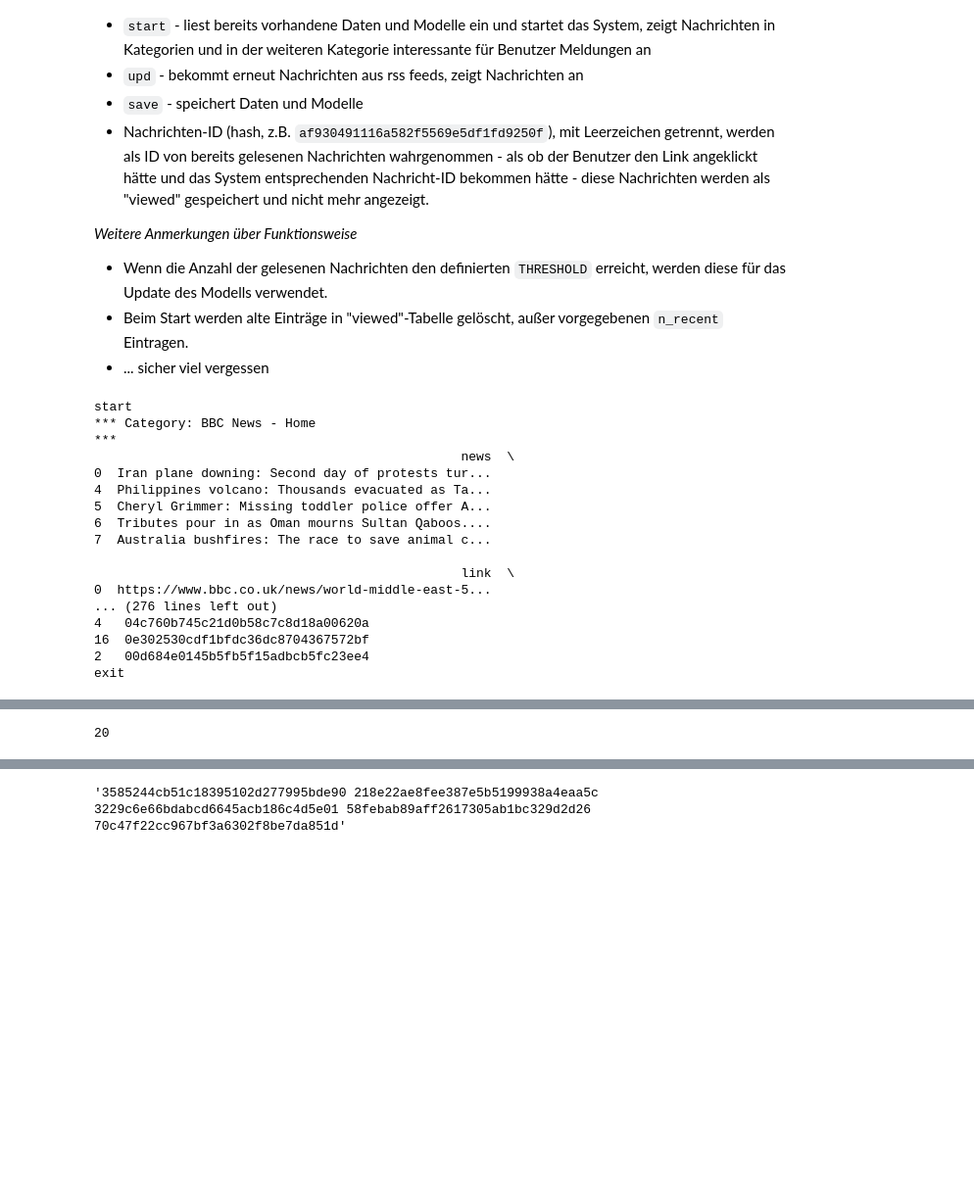
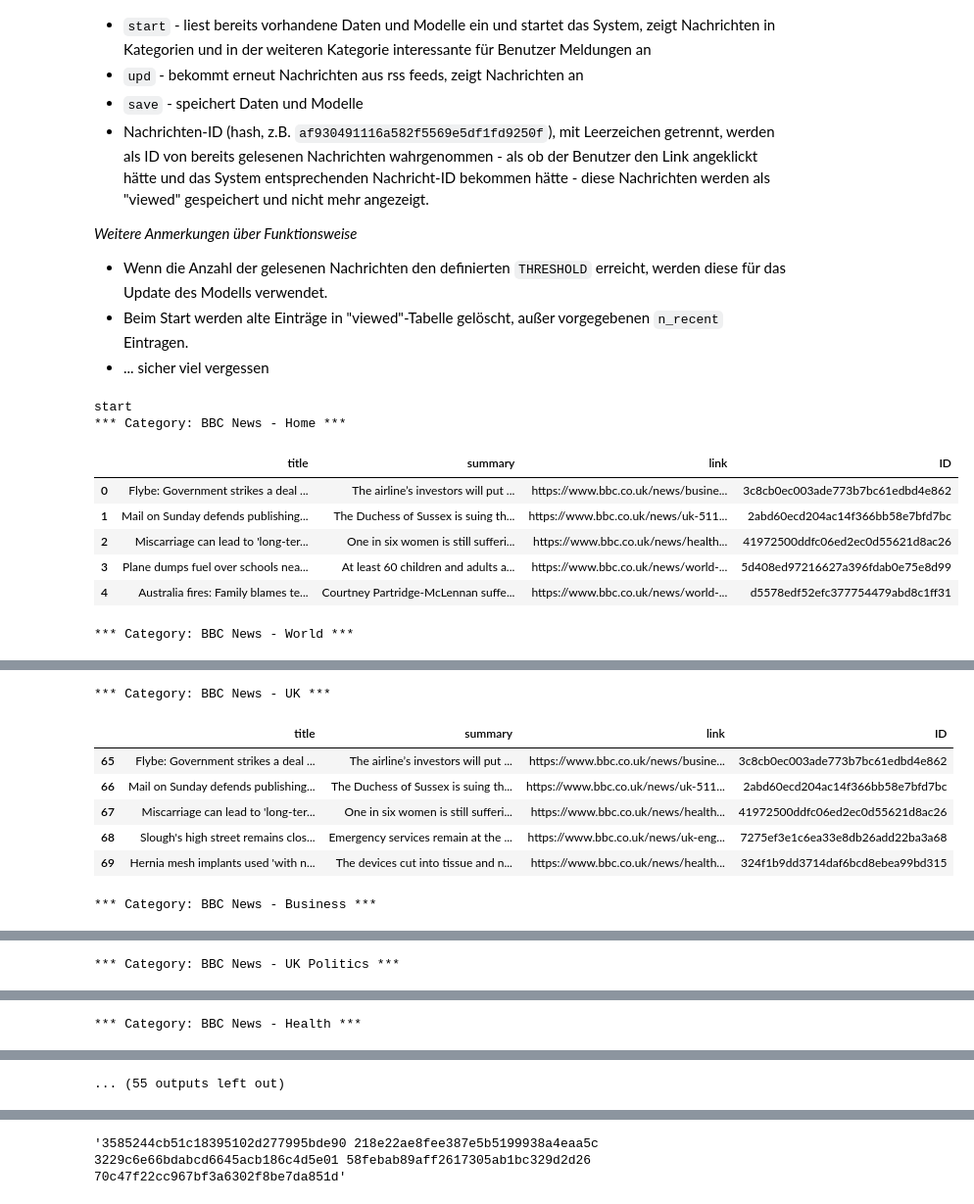
Before and after one commit to DariaDLA/Analysewerkzeuge_Python_Team, a Jupyter notebook: notebooks/AW_Prototyp_v2.ipynb, the cells around one changed output, grey strips where cells are left out. Shown at 98% size. Saved outputs shown, nothing was run; the diff lists cells and outputs as text; code cells hidden in the pictures; blank space fills up the shorter version.

Commit message:
Add files via upload
DataFrames werden nun in "while"-Schleife normal angezeigt

```diff
--- a/notebooks/AW_Prototyp_v2.ipynb
+++ b/notebooks/AW_Prototyp_v2.ipynb
@@ -423,14 +423,12 @@ class Data_Manager:
                     pickle.dump(data, file)
         return 'saved'
 # %%
-#TODO: print it readable...
+#show news from rss categories
 def show_news(df_chosen_news):
     for cat in df_chosen_news.category.unique():
-        print('***', 'Category: ' + cat, '\n***')
-        #for news in df_chosen_news.query('category == @cat'):
-        #    print(news[['news', 'link', 'datetime']])
-        temp = df_chosen_news.query('category == @cat')[['news', 'link', 'datetime', 'ID']]
-        print(temp, '\n')
+        print('***', 'Category: ' + cat, '***')
+        temp = df_chosen_news.query('category == @cat')[['title', 'summary', 'link', 'ID']]
+        display(temp)
 
 #TODO: show interesting news (user preferencies)
 # %%
@@ -518,8 +516,8 @@ while True:
 
         #show "interesting"
         if AGG.labels is not None:
-            print('Interesting news (based on viewed):')
-            print(NFind.get_interesting(AGG, n=10)[['title', 'summary', 'link', 'ID']])
+            print('*** Interesting news (based on viewed): ***')
+            display(NFind.get_interesting(AGG, n=10)[['title', 'summary', 'link', 'ID']])
 
     elif u_input == 'upd':
         # update news
@@ -536,8 +534,8 @@ while True:
 
         #show "interesting"
         if AGG.labels is not None:
-            print('Interesting news (based on viewed):')
-            print(NFind.get_interesting(AGG, n=10)[['title', 'summary', 'link', 'ID']])
+            print('*** Interesting news (based on viewed): ***')
+            display(NFind.get_interesting(AGG, n=10)[['title', 'summary', 'link', 'ID']])
 
     elif u_input == 'save':
         # save model und data
@@ -550,52 +548,43 @@ while True:
         NFind.update_news(NFind.df_news.query('ID not in @n_id')) #filter already viewed and update data
         DM.update_data_item('df_viewed', viewed, concat=True)
         DM.update_data_item('df_news', NFind.df_news, concat=False)
         chosen_news = NFind.get_from_categories()
 
-        #show news -> TODO: print it readable!
         show_news(df_chosen_news=chosen_news)
         if AGG.labels is not None:
-            print('Interesting news (based on viewed):')
-            print(NFind.get_interesting(AGG, n=10)[['title', 'summary', 'link', 'ID']])
+            print('*** Interesting news (based on viewed): ***')
+            display(NFind.get_interesting(AGG, n=10)[['title', 'summary', 'link', 'ID']])
 
         if DM.get_data_item('df_viewed').shape[0] >= THRESHOLD:
             #update aggregator
             data = DM.get_data_item('df_viewed')
             colnames = data.columns
             AGG.update_aggregator(NVec.news2vec(data.news))
 
             #update df_labeled
             data = pd.concat([DM.get_data_item('df_labeled').drop('label', axis=1), data])
             data['label'] = AGG.labels
             DM.update_data_item('df_labeled', data, concat=False)
 
             #update df_viewed (empty)
             DM.update_data_item('df_viewed', pd.DataFrame(columns=colnames), concat=False)
 
             #update data_items: classifier, clusterizer etc
             DM.update_data_item('classifier', AGG.classifier, concat=False)
             DM.update_data_item('clusterizer', AGG.clusterizer, concat=False)
             DM.update_data_item('clust_weights', AGG.clust_weights, concat=False)
 
-            # find and show interesting news -> TODO: print it readable!
+            # find and show interesting news
             # in GUI: update only "custom" category
-            print('Interesting news (based on viewed):')
-            print(NFind.get_interesting(AGG, n=10)[['title', 'summary', 'link', 'ID']])
+            print('*** Interesting news (based on viewed): ***')
+            display(NFind.get_interesting(AGG, n=10)[['title', 'summary', 'link', 'ID']])
 # %% [output]
 start
-*** Category: BBC News - Home
-***
-                                                news  \
-0  Iran plane downing: Second day of protests tur...
-4  Philippines volcano: Thousands evacuated as Ta...
-5  Cheryl Grimmer: Missing toddler police offer A...
-6  Tributes pour in as Oman mourns Sultan Qaboos....
-7  Australia bushfires: The race to save animal c...
-
-                                                link  \
-0  https://www.bbc.co.uk/news/world-middle-east-5...
-... (276 lines left out)
-4   04c760b745c21d0b58c7c8d18a00620a
-16  0e302530cdf1bfdc36dc8704367572bf
-2   00d684e0145b5fb5f15adbcb5fc23ee4
-exit
+*** Category: BBC News - Home ***
+|  | title | summary | link | ID |
+| 0 | Flybe: Government strikes a deal ... | The airline’s investors will put ... | https://www.bbc.co.uk/news/busine... | 3c8cb0ec003ade773b7bc61edbd4e862 |
+| 1 | Mail on Sunday defends publishing... | The Duchess of Sussex is suing th... | https://www.bbc.co.uk/news/uk-511... | 2abd60ecd204ac14f366bb58e7bfd7bc |
+| 2 | Miscarriage can lead to 'long-ter... | One in six women is still sufferi... | https://www.bbc.co.uk/news/health... | 41972500ddfc06ed2ec0d55621d8ac26 |
+| 3 | Plane dumps fuel over schools nea... | At least 60 children and adults a... | https://www.bbc.co.uk/news/world-... | 5d408ed97216627a396fdab0e75e8d99 |
+| 4 | Australia fires: Family blames te... | Courtney Partridge-McLennan suffe... | https://www.bbc.co.uk/news/world-... | d5578edf52efc377754479abd8c1ff31 |
+*** Category: BBC News - World ***
@@ -601,0 +597,8 @@ exit
+*** Category: BBC News - UK ***
+|  | title | summary | link | ID |
+| 65 | Flybe: Government strikes a deal ... | The airline’s investors will put ... | https://www.bbc.co.uk/news/busine... | 3c8cb0ec003ade773b7bc61edbd4e862 |
+| 66 | Mail on Sunday defends publishing... | The Duchess of Sussex is suing th... | https://www.bbc.co.uk/news/uk-511... | 2abd60ecd204ac14f366bb58e7bfd7bc |
+| 67 | Miscarriage can lead to 'long-ter... | One in six women is still sufferi... | https://www.bbc.co.uk/news/health... | 41972500ddfc06ed2ec0d55621d8ac26 |
+| 68 | Slough's high street remains clos... | Emergency services remain at the ... | https://www.bbc.co.uk/news/uk-eng... | 7275ef3e1c6ea33e8db26add22ba3a68 |
+| 69 | Hernia mesh implants used 'with n... | The devices cut into tissue and n... | https://www.bbc.co.uk/news/health... | 324f1b9dd3714daf6bcd8ebea99bd315 |
+*** Category: BBC News - Business ***
@@ -601,0 +611 @@ exit
+*** Category: BBC News - UK Politics ***
@@ -601,0 +618 @@ exit
+*** Category: BBC News - Health ***
@@ -602,4 +625 @@ exit
+... (55 outputs left out)
-# %%
-len(DM.get_data_item('df_labeled'))
-# %% [output]
-20
```
Also changed, not shown: parts of 3 cells of this notebook.
